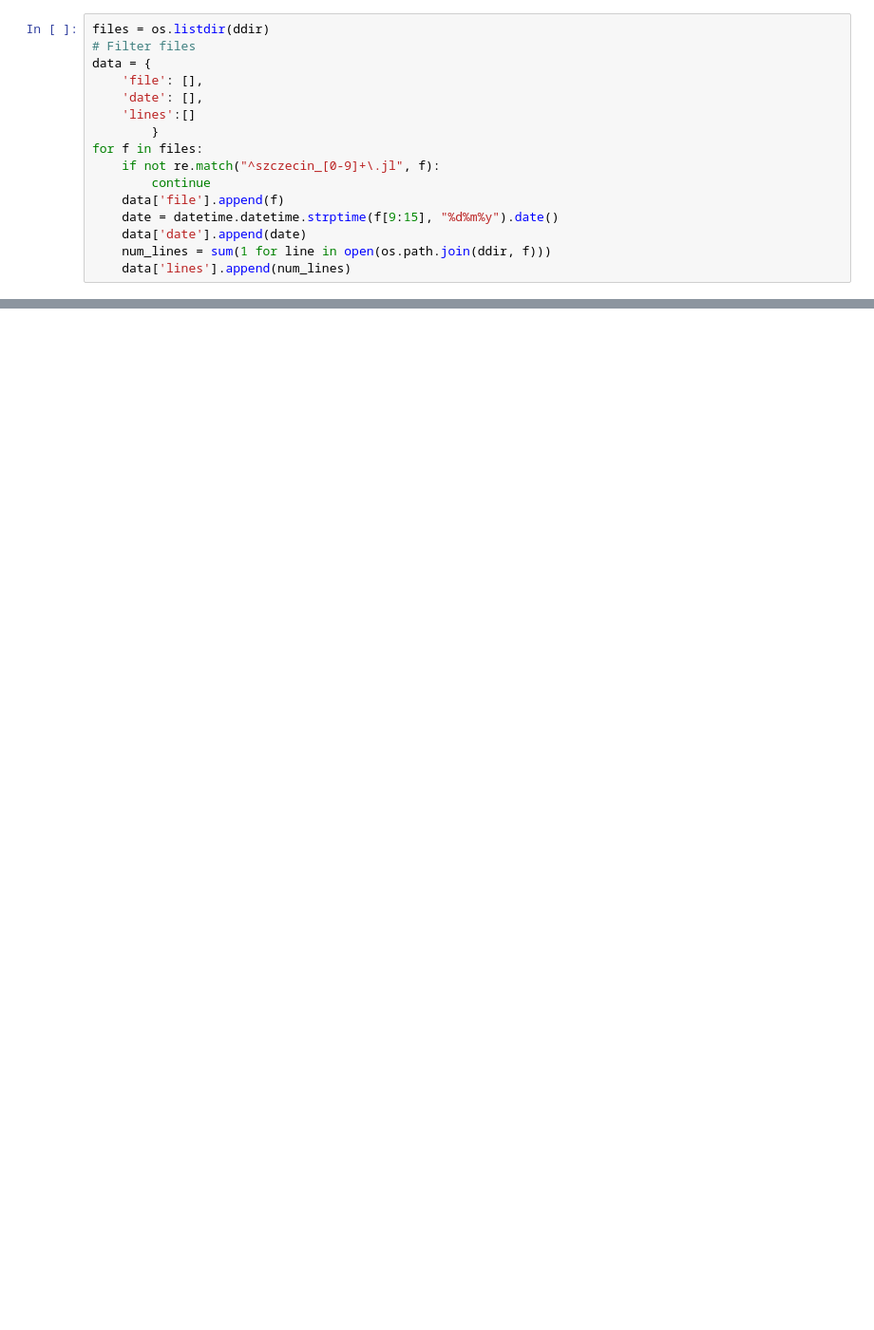
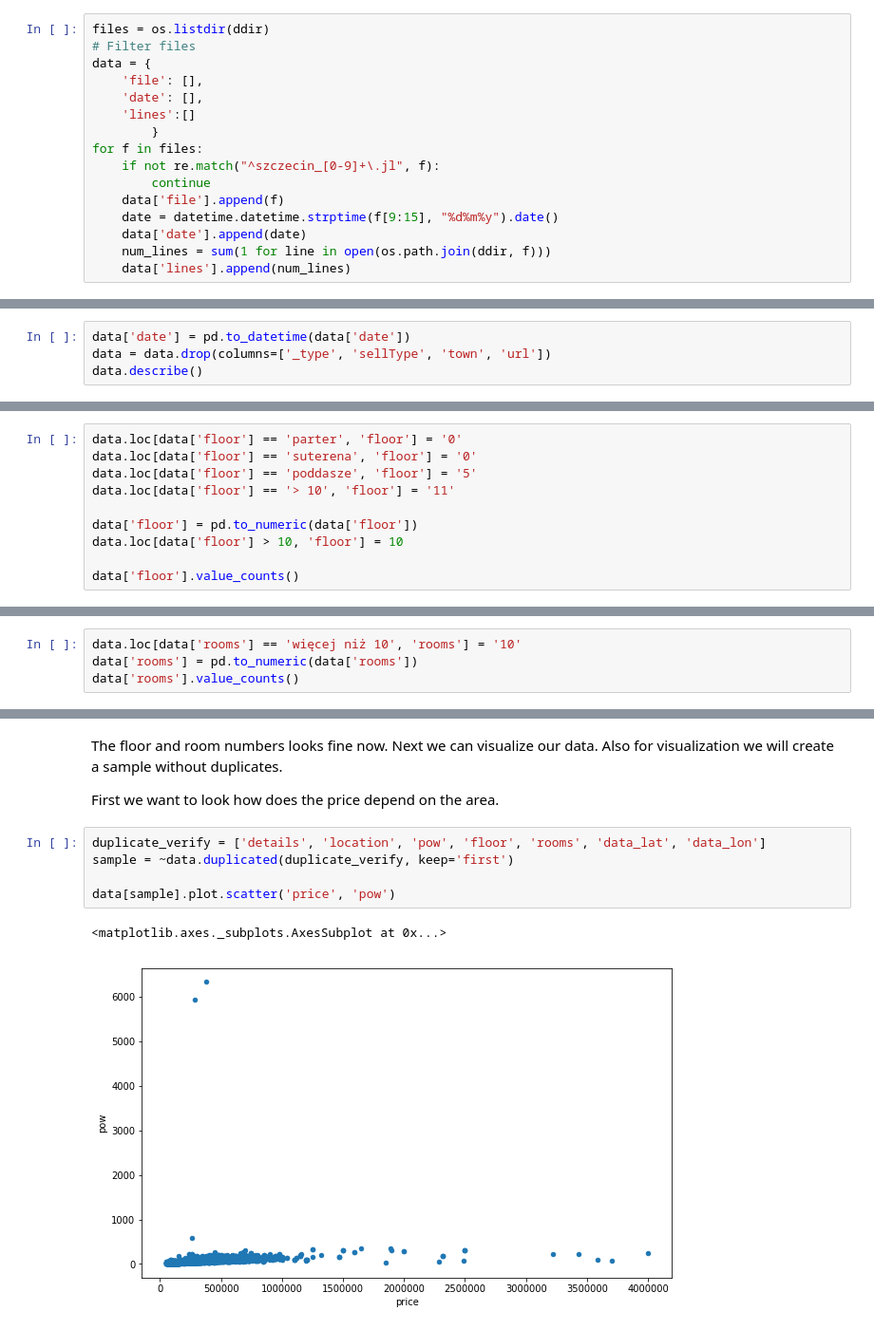
Before and after one commit to Najsztub/SzczecinAnalysis, a Jupyter notebook: Szczecin analysis.ipynb, the cells around one changed output, grey strips where cells are left out. Shown at 95% size. Saved outputs shown, nothing was run; the diff lists cells and outputs as text; blank space fills up the shorter version.

```diff
--- a/Szczecin analysis.ipynb
+++ b/Szczecin analysis.ipynb
@@ -101,0 +107,4 @@ data.describe()
+# %%
+data['date'] = pd.to_datetime(data['date'])
+data = data.drop(columns=['_type', 'sellType', 'town', 'url'])
+data.describe()
@@ -131,0 +147,10 @@ data['price'].plot.hist(bins=100, logx=True)
+# %%
+data.loc[data['floor'] == 'parter', 'floor'] = '0'
+data.loc[data['floor'] == 'suterena', 'floor'] = '0'
+data.loc[data['floor'] == 'poddasze', 'floor'] = '5'
+data.loc[data['floor'] == '> 10', 'floor'] = '11'
+
+data['floor'] = pd.to_numeric(data['floor'])
+data.loc[data['floor'] > 10, 'floor'] = 10
+
+data['floor'].value_counts()
@@ -131,0 +192,4 @@ data['price'].plot.hist(bins=100, logx=True)
+# %%
+data.loc[data['rooms'] == 'więcej niż 10', 'rooms'] = '10'
+data['rooms'] = pd.to_numeric(data['rooms'])
+data['rooms'].value_counts()
@@ -131,0 +208,12 @@ data['price'].plot.hist(bins=100, logx=True)
+# %% [markdown]
+The floor and room numbers looks fine now. Next we can visualize our data. Also for visualization we will create a sample without duplicates.
+
+First we want to look how does the price depend on the area.
+# %%
+duplicate_verify = ['details', 'location', 'pow', 'floor', 'rooms', 'data_lat', 'data_lon']
+sample = ~data.duplicated(duplicate_verify, keep='first')
+
+data[sample].plot.scatter('price', 'pow')
+# %% [output]
+<matplotlib.axes._subplots.AxesSubplot at 0x...>
+[figure, added]
```
Also changed, not shown: parts of 45 cells of this notebook, 1 other file.
